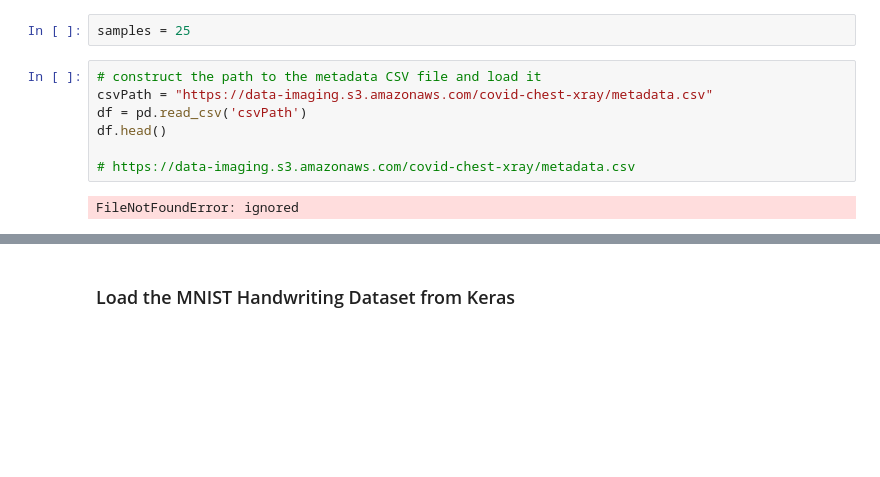
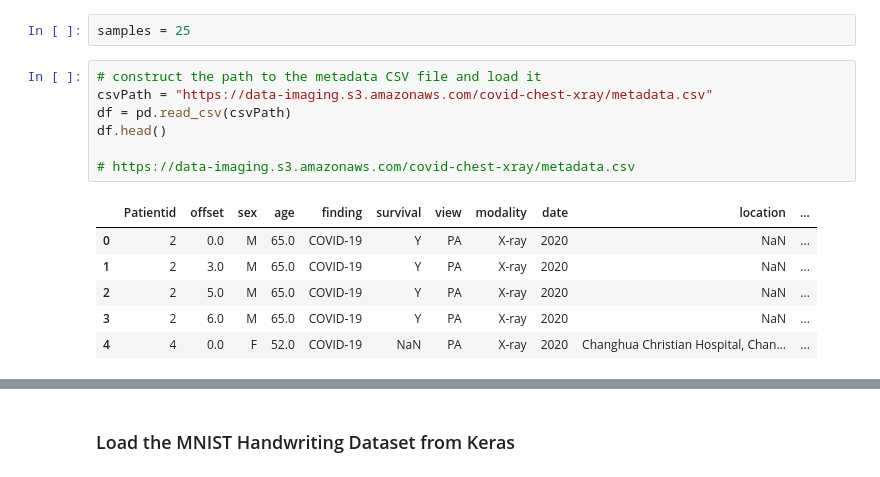
Before and after one commit to MPdeM/imaging_diagnosis, a Jupyter notebook: BuildModel.ipynb, the cells around one changed output, grey strips where cells are left out. Drawn from its saved outputs; the diff is of its cells as text; blank space fills up the shorter version.

```diff
--- a/BuildModel.ipynb
+++ b/BuildModel.ipynb
@@ -54,9 +54,14 @@ samples = 25
 # %%
 # construct the path to the metadata CSV file and load it
 csvPath = "https://data-imaging.s3.amazonaws.com/covid-chest-xray/metadata.csv"
-df = pd.read_csv('csvPath')
+df = pd.read_csv(csvPath)
 df.head()
 
 # https://data-imaging.s3.amazonaws.com/covid-chest-xray/metadata.csv
 # %% [output]
-FileNotFoundError: ignored
+|  | Patientid | offset | sex | age | finding | survival | view | modality | date | location | ... |
+| 0 | 2 | 0.0 | M | 65.0 | COVID-19 | Y | PA | X-ray | 2020 | NaN | ... |
+| 1 | 2 | 3.0 | M | 65.0 | COVID-19 | Y | PA | X-ray | 2020 | NaN | ... |
+| 2 | 2 | 5.0 | M | 65.0 | COVID-19 | Y | PA | X-ray | 2020 | NaN | ... |
+| 3 | 2 | 6.0 | M | 65.0 | COVID-19 | Y | PA | X-ray | 2020 | NaN | ... |
+| 4 | 4 | 0.0 | F | 52.0 | COVID-19 | NaN | PA | X-ray | 2020 | Changhua Christian Hospital, Chan... | ... |
```
Also changed, not shown: parts of 5 cells of this notebook.
